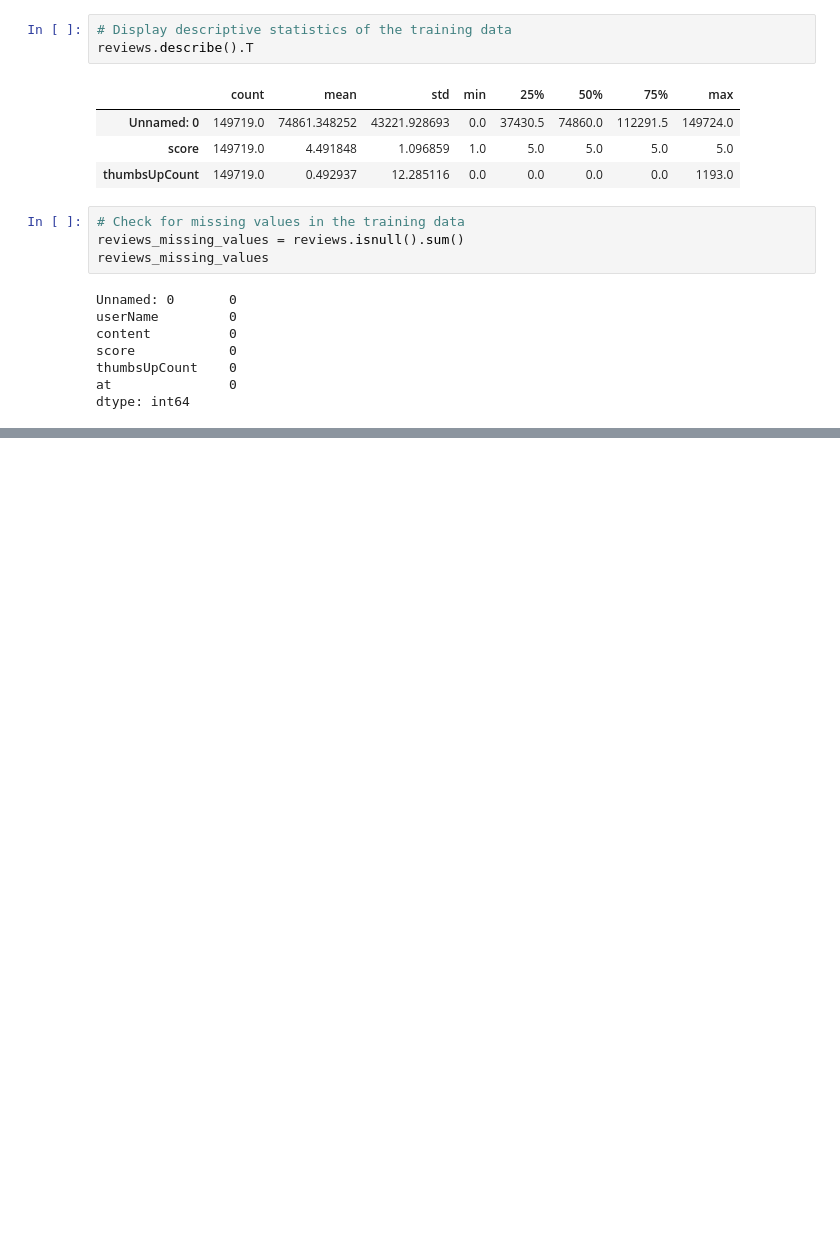
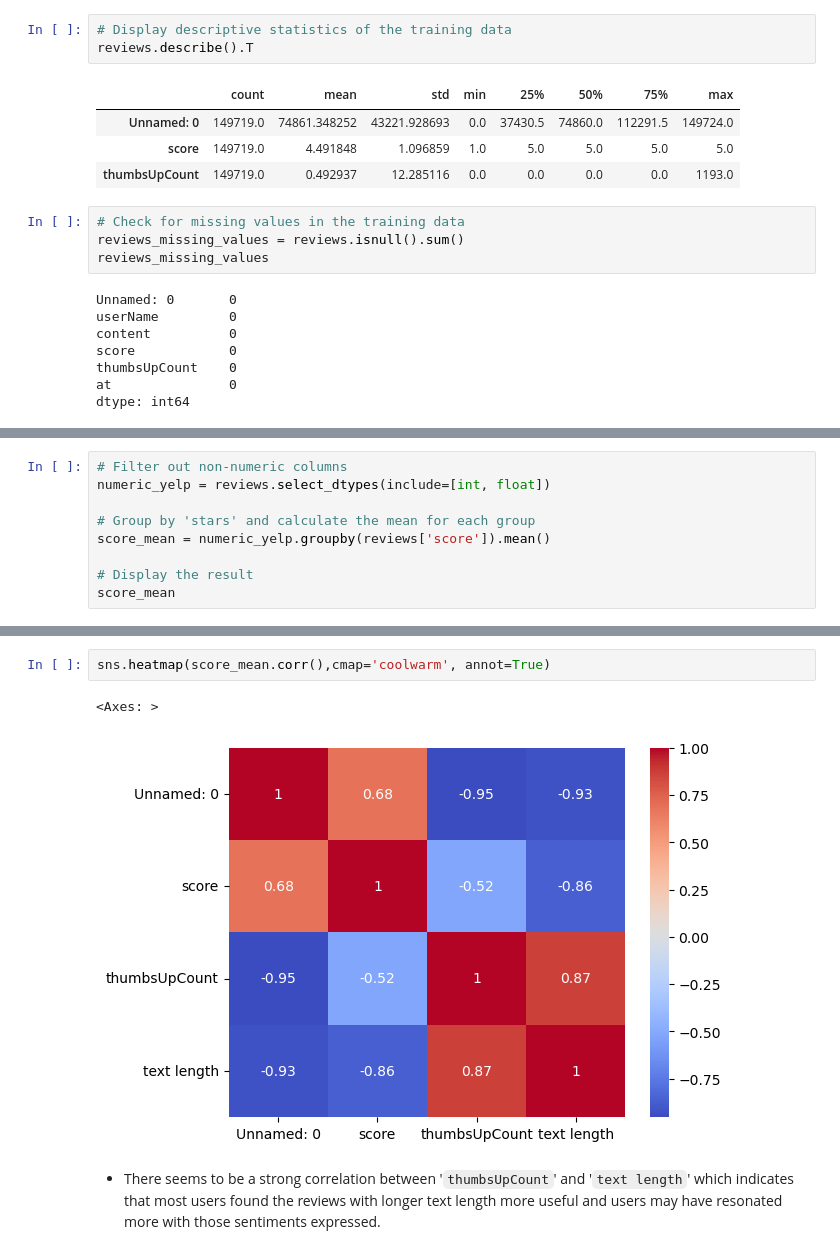
Before and after one commit to AneleMaphalala/ChatGPT_User_Reviews, a Jupyter notebook: chatgpt_reviews.ipynb, the cells around one changed output, grey strips where cells are left out. Cells and saved outputs as stored; diff of their text form; blank space fills up the shorter version.

```diff
--- a/chatgpt_reviews.ipynb
+++ b/chatgpt_reviews.ipynb
@@ -121,0 +156,9 @@ dtype: int64
+# %%
+# Filter out non-numeric columns
+numeric_yelp = reviews.select_dtypes(include=[int, float])
+
+# Group by 'stars' and calculate the mean for each group
+score_mean = numeric_yelp.groupby(reviews['score']).mean()
+
+# Display the result
+score_mean
@@ -121,0 +173,7 @@ dtype: int64
+# %%
+sns.heatmap(score_mean.corr(),cmap='coolwarm', annot=True)
+# %% [output]
+<Axes: >
+[figure, added]
+# %% [markdown]
+- There seems to be a strong correlation between '`thumbsUpCount`' and '`text length`' which indicates that most users found the reviews with longer text length more useful and users may have resonated more with those sentiments expressed.
```
Also changed, not shown: parts of 30 cells of this notebook, 2 other files.
